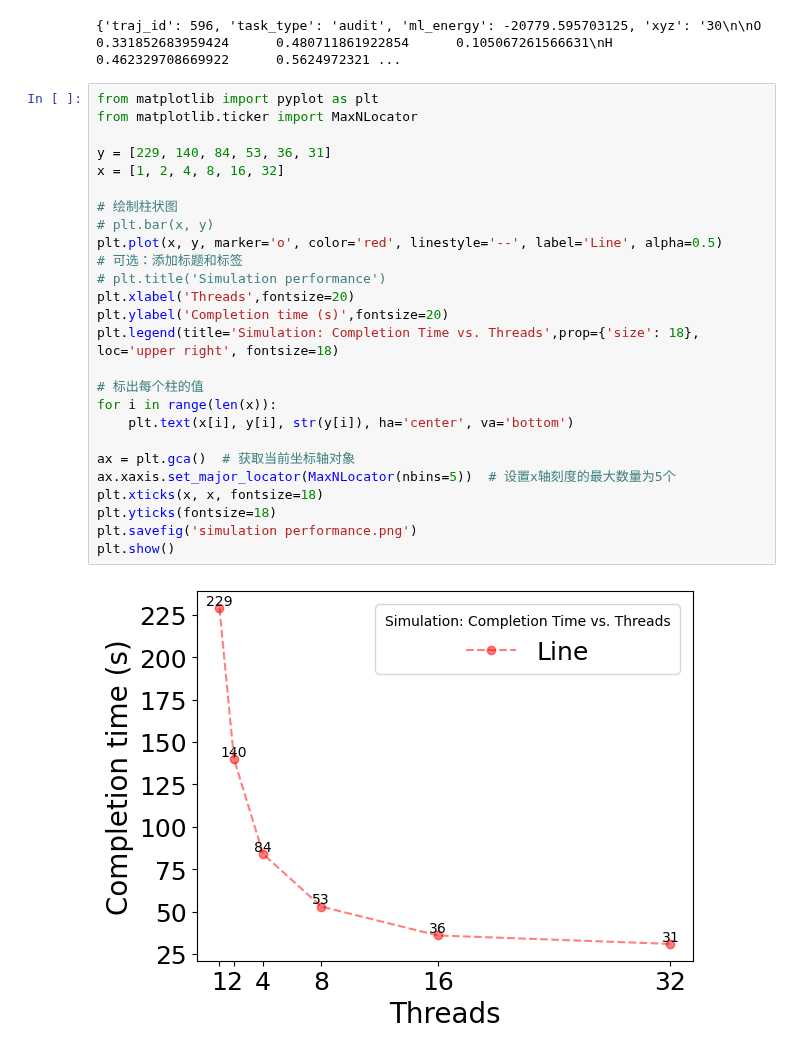
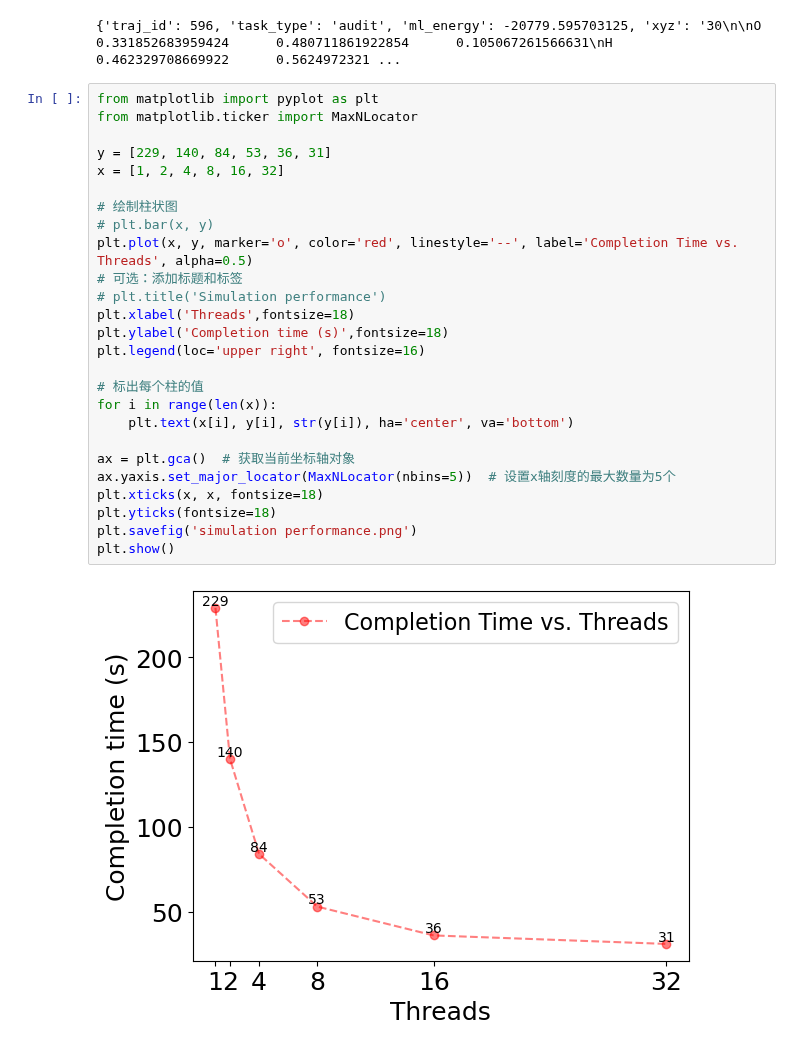
Before and after one commit to helix-xx/multisite_, a Jupyter notebook: my_test/test.ipynb, the cells around one changed output. Drawn from its saved outputs; the diff is of its cells as text.

```diff
--- a/my_test/test.ipynb
+++ b/my_test/test.ipynb
@@ -184,28 +184,28 @@ audit
 # %%
 from matplotlib import pyplot as plt
 from matplotlib.ticker import MaxNLocator
 
 y = [229, 140, 84, 53, 36, 31]
 x = [1, 2, 4, 8, 16, 32]
 
 # 绘制柱状图
 # plt.bar(x, y)
-plt.plot(x, y, marker='o', color='red', linestyle='--', label='Line', alpha=0.5)
+plt.plot(x, y, marker='o', color='red', linestyle='--', label='Completion Time vs. Threads', alpha=0.5)
 # 可选：添加标题和标签
 # plt.title('Simulation performance')
-plt.xlabel('Threads',fontsize=20)
-plt.ylabel('Completion time (s)',fontsize=20)
-plt.legend(title='Simulation: Completion Time vs. Threads',prop={'size': 18}, loc='upper right', fontsize=18)
+plt.xlabel('Threads',fontsize=18)
+plt.ylabel('Completion time (s)',fontsize=18)
+plt.legend(loc='upper right', fontsize=16)
 
 # 标出每个柱的值
 for i in range(len(x)):
     plt.text(x[i], y[i], str(y[i]), ha='center', va='bottom')
 
 ax = plt.gca()  # 获取当前坐标轴对象
-ax.xaxis.set_major_locator(MaxNLocator(nbins=5))  # 设置x轴刻度的最大数量为5个
+ax.yaxis.set_major_locator(MaxNLocator(nbins=5))  # 设置x轴刻度的最大数量为5个
 plt.xticks(x, x, fontsize=18)
 plt.yticks(fontsize=18)
 plt.savefig('simulation performance.png')
 plt.show()
 # %% [output]
-[figure, old version]
+[figure, new version]
```
Also changed, not shown: 4 other files.
